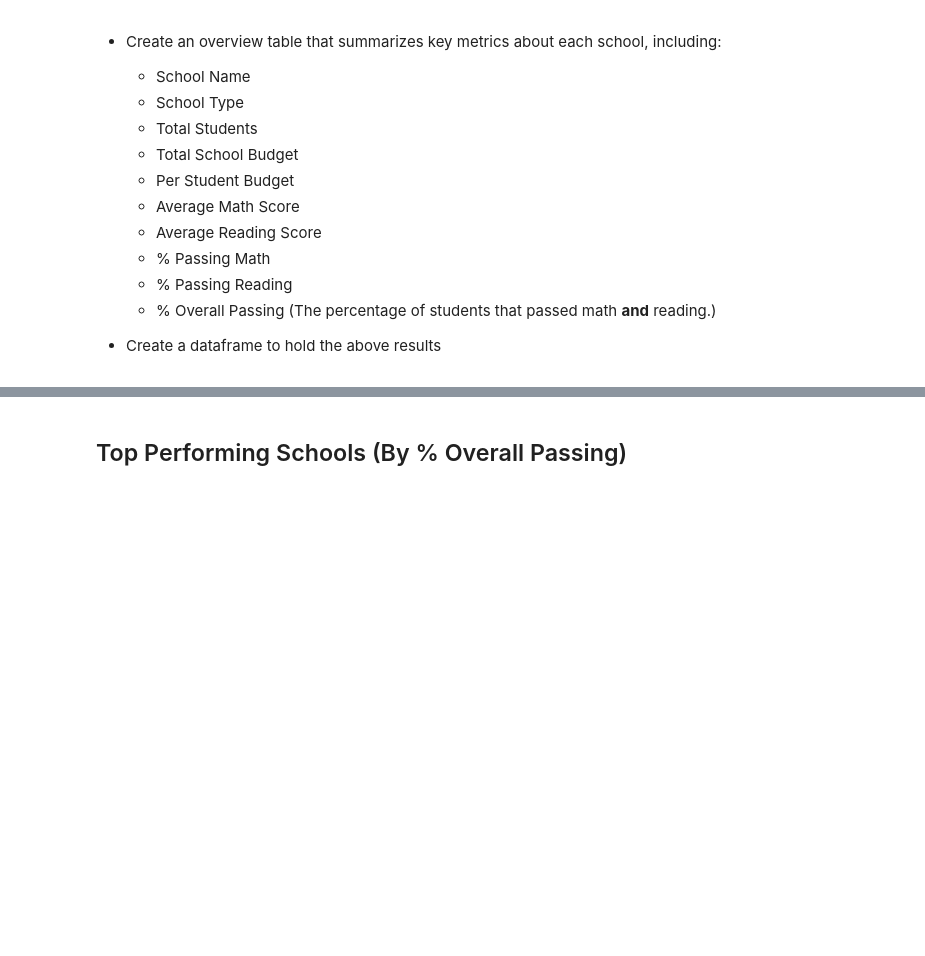
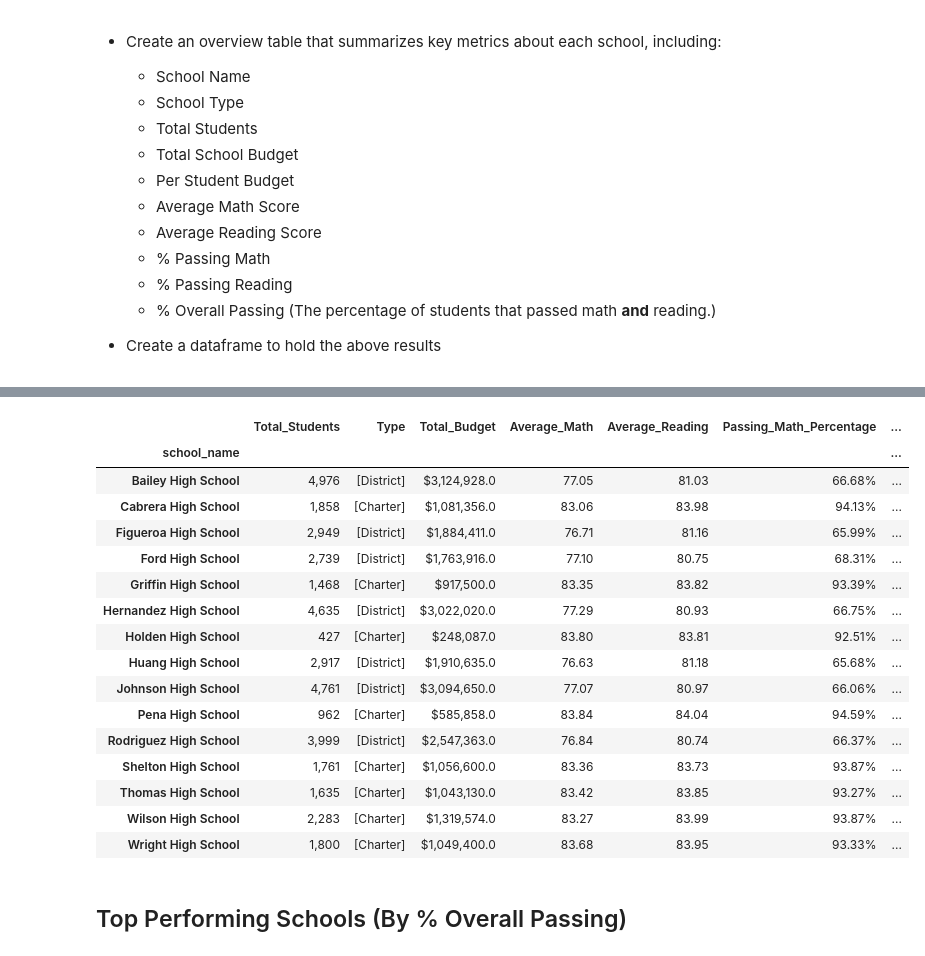
Before and after one commit to temidayo1234/Pandas-Challenge, a Jupyter notebook: PyCitySchools/PyCitySchools_starter.ipynb, the cells around one changed output, grey strips where cells are left out. Saved outputs shown, nothing was run; the diff lists cells and outputs as text; code cells hidden in the pictures; blank space fills up the shorter version.

Commit message:
Completed School Summary, Top Performing Schools, and Bottom Performing Schools

```diff
--- a/PyCitySchools/PyCitySchools_starter.ipynb
+++ b/PyCitySchools/PyCitySchools_starter.ipynb
@@ -140,3 +108,73 @@ dtype: float64
+# %%
+#Group data by school name
+Grouped_SN = combined_data.groupby("school_name")
+
+#Retrieve the type of each school
+School_Type= Grouped_SN.type.unique()
+
+#Retrieve total budget for each school
+Total_Budget = Grouped_SN.budget.sum()/Grouped_SN.budget.count()
+
+#Retrieve total number of students in each school
+Total_Students = Grouped_SN.student_name.count()
+
+#Calculate budget per student
+PSB = Total_Budget/Total_Students
+
+#Average math score
+Average_Math_Score = Grouped_SN.math_score.sum()/Total_Students
+
+#Average reading score
+Average_Reading_Score = Grouped_SN.reading_score.sum()/Total_Students
+
+#Passing math score
+passing_data = combined_data.loc[(combined_data["math_score"] >=70)]
+passing_data = passing_data.groupby("school_name")
+Passing_Math_Percent = (passing_data.math_score.count()/Total_Students) * 100
+
+#Passing reading score
+passing_data2 = combined_data.loc[combined_data["reading_score"] >=70]
+passing_data2 = passing_data2.groupby("school_name")
+Passing_Reading_Percent = (passing_data2.reading_score.count()/Total_Students) * 100
+
+#Passing both score
+passing_data3 = combined_data.loc[(combined_data["math_score"] >=70) & (combined_data["reading_score"] >=70)]
+passing_data3 = passing_data3.groupby("school_name")
+Passing_Both_Percent = (passing_data3.math_score.count()/Total_Students) * 100
+
+#Dataframe for results
+School_Summary_DF = pd.DataFrame({"Total_Students":Total_Students, "Type":School_type,
+                                 "Total_Budget":Total_Budget,"Average_Math":Average_Math_Score,
+                                 "Average_Reading":Average_Reading_Score,"Passing_Math_Percentage":Passing_Math_Percent,
+                                 "Passing_Reading_Percentage":Passing_Reading_Percent,
+                                 "Passing_Both_Percentage":Passing_Both_Percent})
+#Formatting results
+School_Summary_DF["Total_Students"] = School_Summary_DF["Total_Students"].map("{:,}".format)
+School_Summary_DF["Total_Budget"] = School_Summary_DF["Total_Budget"].map("${:,}".format)
+School_Summary_DF["Average_Math"] = School_Summary_DF["Average_Math"].map("{:.2f}".format)
+School_Summary_DF["Average_Reading"] = School_Summary_DF["Average_Reading"].map("{:.2f}".format)
+School_Summary_DF["Passing_Math_Percentage"] = School_Summary_DF["Passing_Math_Percentage"].map("{:.2f}%".format)
+School_Summary_DF["Passing_Reading_Percentage"] = School_Summary_DF["Passing_Reading_Percentage"].map("{:.2f}%".format)
+School_Summary_DF["Passing_Both_Percentage"] = School_Summary_DF["Passing_Both_Percentage"].map("{:.2f}%".format)
+School_Summary_DF
+# %% [output]
+|  | Total_Students | Type | Total_Budget | Average_Math | Average_Reading | Passing_Math_Percentage | ... |
+| school_name |  |  |  |  |  |  | ... |
+| Bailey High School | 4,976 | [District] | $3,124,928.0 | 77.05 | 81.03 | 66.68% | ... |
+| Cabrera High School | 1,858 | [Charter] | $1,081,356.0 | 83.06 | 83.98 | 94.13% | ... |
+| Figueroa High School | 2,949 | [District] | $1,884,411.0 | 76.71 | 81.16 | 65.99% | ... |
+| Ford High School | 2,739 | [District] | $1,763,916.0 | 77.10 | 80.75 | 68.31% | ... |
+| Griffin High School | 1,468 | [Charter] | $917,500.0 | 83.35 | 83.82 | 93.39% | ... |
+| Hernandez High School | 4,635 | [District] | $3,022,020.0 | 77.29 | 80.93 | 66.75% | ... |
+| Holden High School | 427 | [Charter] | $248,087.0 | 83.80 | 83.81 | 92.51% | ... |
+| Huang High School | 2,917 | [District] | $1,910,635.0 | 76.63 | 81.18 | 65.68% | ... |
+| Johnson High School | 4,761 | [District] | $3,094,650.0 | 77.07 | 80.97 | 66.06% | ... |
+| Pena High School | 962 | [Charter] | $585,858.0 | 83.84 | 84.04 | 94.59% | ... |
+| Rodriguez High School | 3,999 | [District] | $2,547,363.0 | 76.84 | 80.74 | 66.37% | ... |
+| Shelton High School | 1,761 | [Charter] | $1,056,600.0 | 83.36 | 83.73 | 93.87% | ... |
+| Thomas High School | 1,635 | [Charter] | $1,043,130.0 | 83.42 | 83.85 | 93.27% | ... |
+| Wilson High School | 2,283 | [Charter] | $1,319,574.0 | 83.27 | 83.99 | 93.87% | ... |
+| Wright High School | 1,800 | [Charter] | $1,049,400.0 | 83.68 | 83.95 | 93.33% | ... |
 # %% [markdown]
 ## Top Performing Schools (By % Overall Passing)
 # %% [markdown]
```
Also changed, not shown: parts of 4 cells of this notebook.
